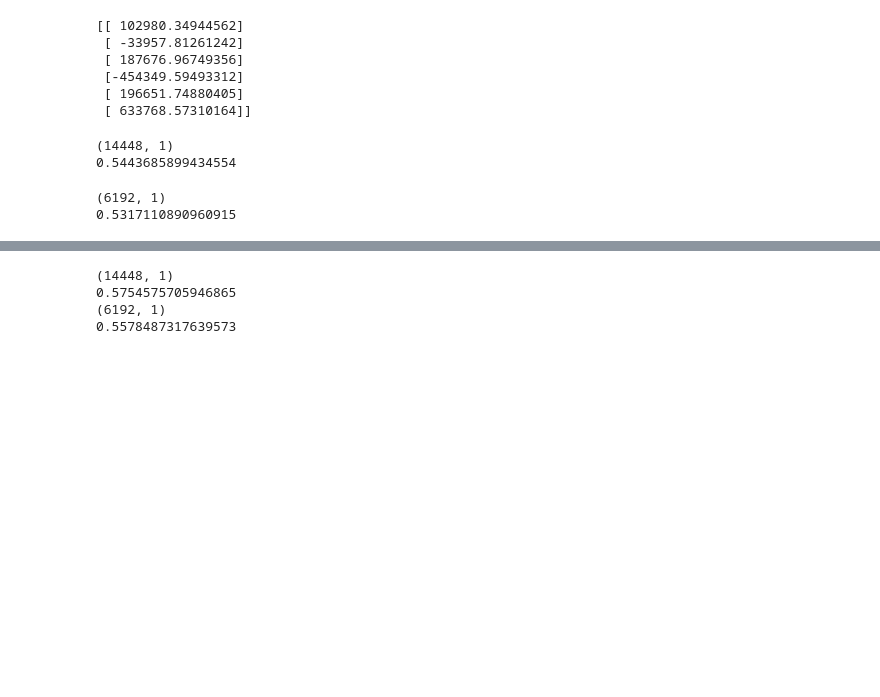
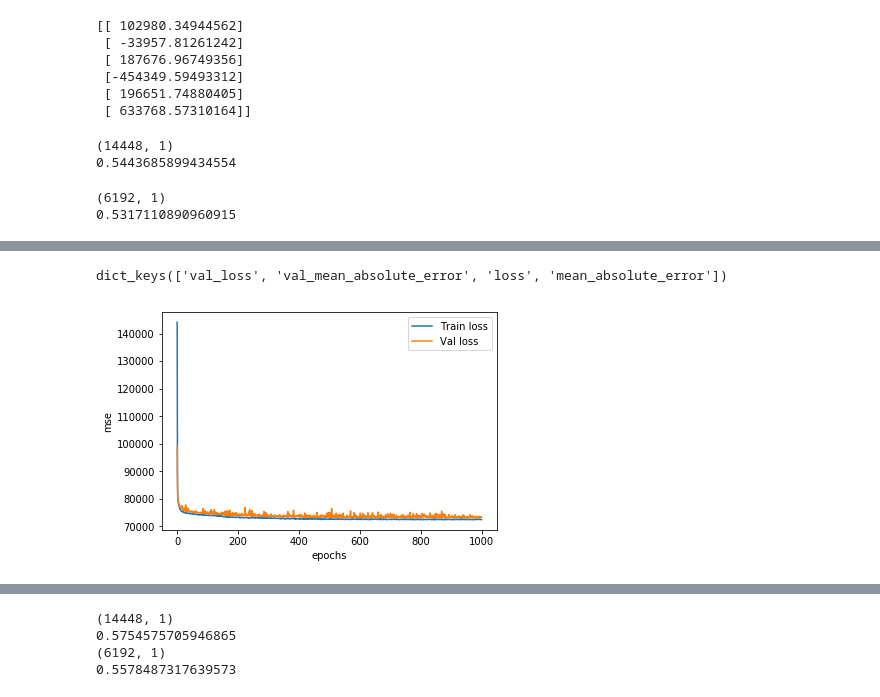
Before and after one commit to abhi050688/initial_test, a Jupyter notebook: Housing_tf.ipynb, the cells around one changed output, grey strips where cells are left out. Saved outputs shown, nothing was run; the diff lists cells and outputs as text; code cells hidden in the pictures; blank space fills up the shorter version.

```diff
--- a/Housing_tf.ipynb
+++ b/Housing_tf.ipynb
@@ -126,3 +127,15 @@ print(r2_score(test_y,y_predicted))
 from keras.models import Sequential
 from keras import losses,metrics, optimizers
 from keras.layers import Dense
+# %%
+def build_model(layers=[3,4],learning_rate=1e-2):
+    model=Sequential()
+    model.add(Dense(units=layers[0],input_shape=(6,),activation='relu'))
+    model.add(Dense(units=layers[1],activation='relu'))
+    model.add(Dense(units=1))
+    optimizer=optimizers.Adam(lr=learning_rate)
+    model.compile(loss=losses.mean_squared_error,optimizer=optimizer,metrics=[metrics.mae])
+    return model
+# %%
+model=build_model(layers=[10,10],learning_rate=1e-1)
+model.summary()
@@ -128,0 +156,2 @@ from keras.layers import Dense
+# %%
+history=model.fit(train_x,train_y,epochs=1000,validation_split=0.2)
@@ -129,3 +176,19 @@ from keras.layers import Dense
+# %%
+history.history.keys()
+# %% [output]
+dict_keys(['val_loss', 'val_mean_absolute_error', 'loss', 'mean_absolute_error'])
+# %%
+def plot_history(history):
+    plt.figure()
+    plt.xlabel("epochs")
+    plt.ylabel("mse")
+    plt.plot(history.epoch,np.sqrt(history.history['loss']),label='Train loss')
+    plt.plot(history.epoch,np.sqrt(history.history['val_loss']),label="Val loss")
+    plt.legend()
+# %%
+plot_history(history)
+# %% [output]
+[figure, added]
 # %%
 model=Sequential()
 model.add(Dense(units=5,input_dim=6,activation='relu'))
```
Also changed, not shown: parts of 3 cells of this notebook.
